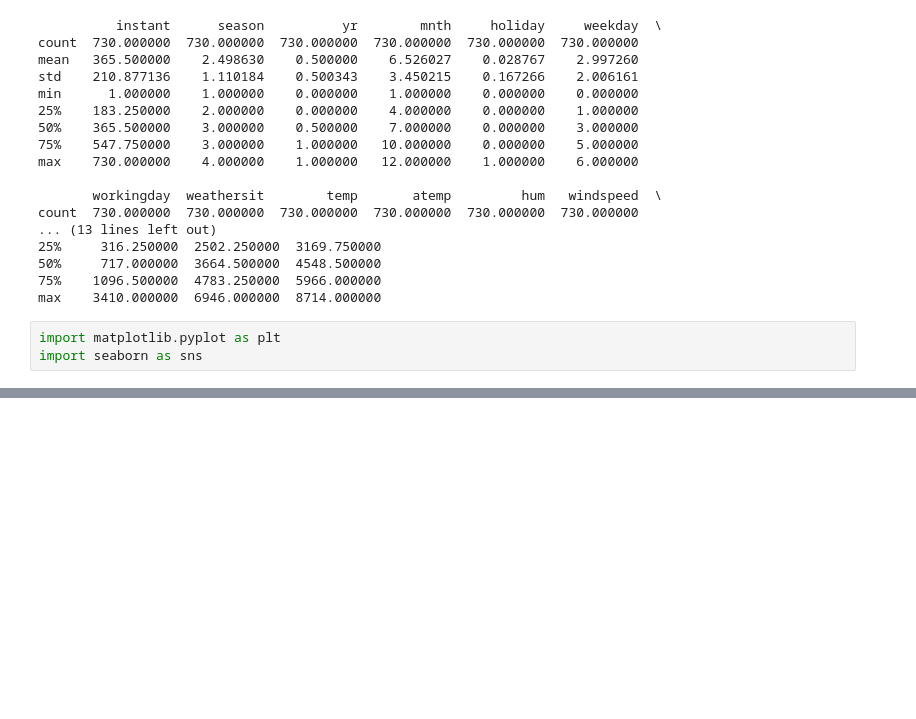
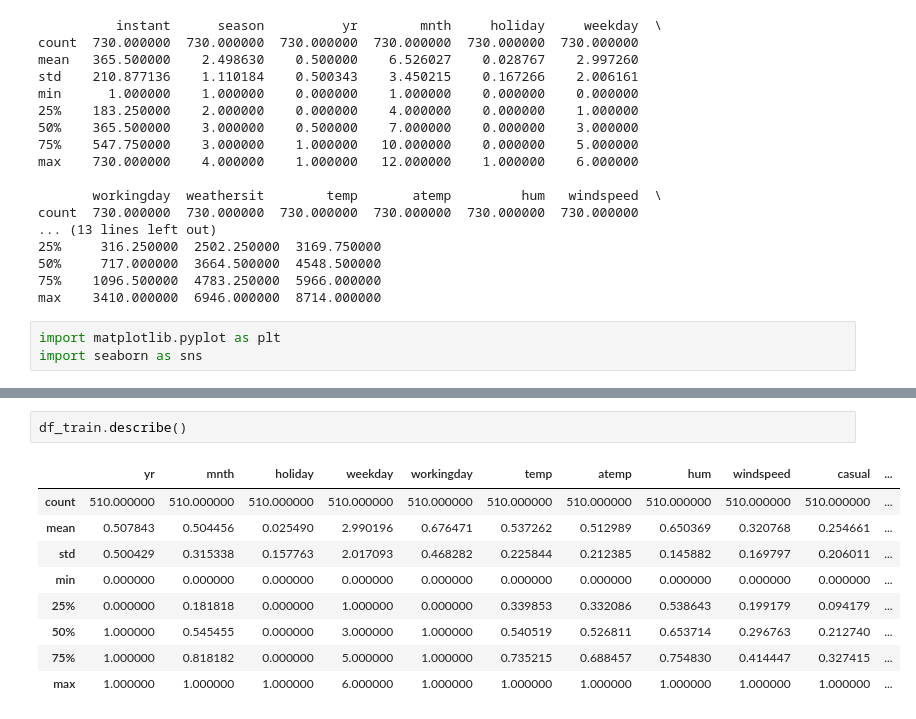
Before and after one commit to vaishnabala/Linear_Regression, a Jupyter notebook: Bike_Rental_Linear_Regression.ipynb, the cells around one changed output, grey strips where cells are left out. Drawn from its saved outputs; the diff is of its cells as text; blank space fills up the shorter version.

```diff
--- a/Bike_Rental_Linear_Regression.ipynb
+++ b/Bike_Rental_Linear_Regression.ipynb
@@ -102,0 +244,12 @@ ValueError: num must be an integer with 1 <= num <= 6, not 7
+# %%
+df_train.describe()
+# %% [output]
+|  | yr | mnth | holiday | weekday | workingday | temp | atemp | hum | windspeed | casual | ... |
+| count | 510.000000 | 510.000000 | 510.000000 | 510.000000 | 510.000000 | 510.000000 | 510.000000 | 510.000000 | 510.000000 | 510.000000 | ... |
+| mean | 0.507843 | 0.504456 | 0.025490 | 2.990196 | 0.676471 | 0.537262 | 0.512989 | 0.650369 | 0.320768 | 0.254661 | ... |
+| std | 0.500429 | 0.315338 | 0.157763 | 2.017093 | 0.468282 | 0.225844 | 0.212385 | 0.145882 | 0.169797 | 0.206011 | ... |
+| min | 0.000000 | 0.000000 | 0.000000 | 0.000000 | 0.000000 | 0.000000 | 0.000000 | 0.000000 | 0.000000 | 0.000000 | ... |
+| 25% | 0.000000 | 0.181818 | 0.000000 | 1.000000 | 0.000000 | 0.339853 | 0.332086 | 0.538643 | 0.199179 | 0.094179 | ... |
+| 50% | 1.000000 | 0.545455 | 0.000000 | 3.000000 | 1.000000 | 0.540519 | 0.526811 | 0.653714 | 0.296763 | 0.212740 | ... |
+| 75% | 1.000000 | 0.818182 | 0.000000 | 5.000000 | 1.000000 | 0.735215 | 0.688457 | 0.754830 | 0.414447 | 0.327415 | ... |
+| max | 1.000000 | 1.000000 | 1.000000 | 6.000000 | 1.000000 | 1.000000 | 1.000000 | 1.000000 | 1.000000 | 1.000000 | ... |
```
Also changed, not shown: parts of 41 cells of this notebook.
